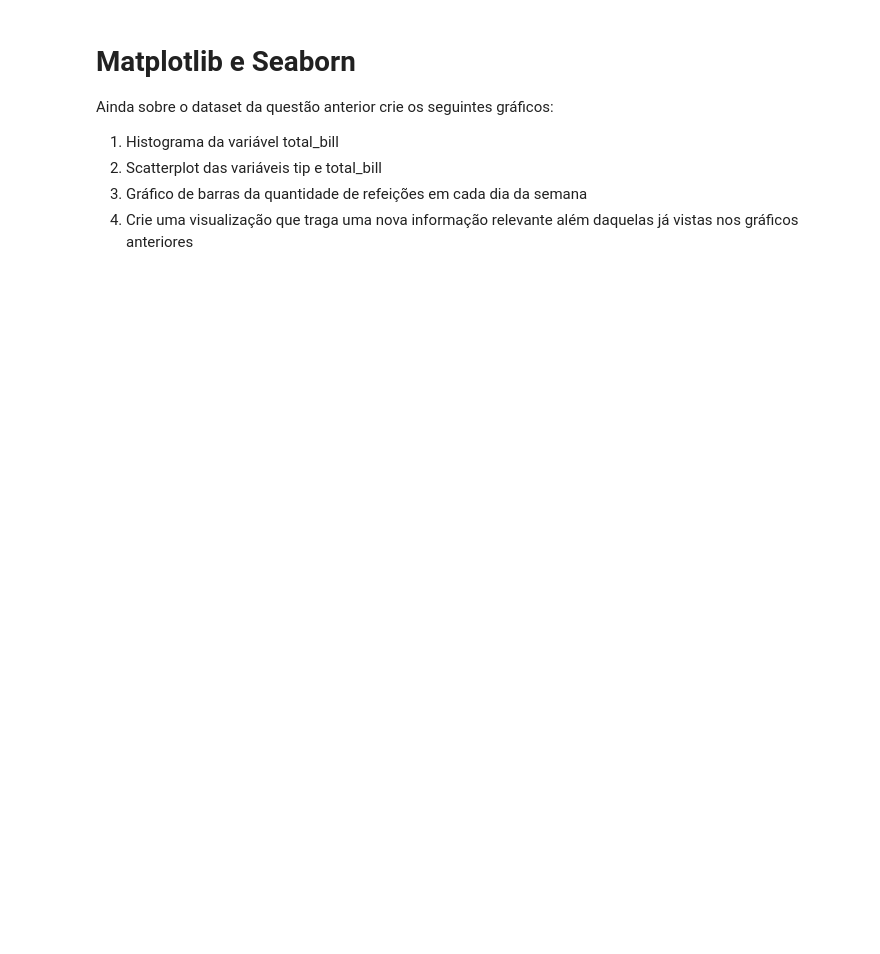
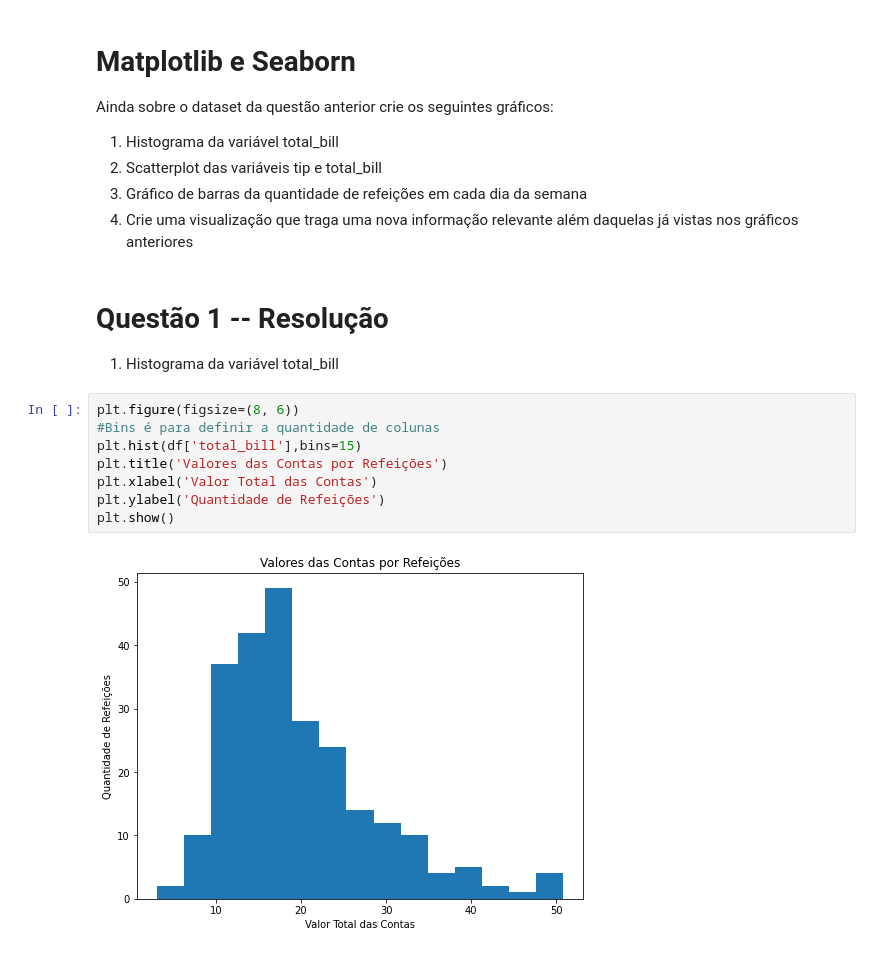
Before and after one commit to Ruann-01/Python_IA, a Jupyter notebook: Atividade 2/Atividade 2 - Exercícios.ipynb, the cells around one changed output. Drawn from its saved outputs; the diff is of its cells as text; blank space fills up the shorter version.

```diff
--- a/Atividade 2/Atividade 2 - Exercícios.ipynb
+++ b/Atividade 2/Atividade 2 - Exercícios.ipynb
@@ -398,3 +407,16 @@ Ainda sobre o dataset da questão anterior crie os seguintes gráficos:
 2. Scatterplot das variáveis tip e total_bill
 3. Gráfico de barras da quantidade de refeições em cada dia da semana
 4. Crie uma visualização que traga uma nova informação relevante além daquelas já vistas nos gráficos anteriores
+# %% [markdown]
+# Questão 1 -- Resolução
+1. Histograma da variável total_bill
+# %%
+plt.figure(figsize=(8, 6))
+#Bins é para definir a quantidade de colunas
+plt.hist(df['total_bill'],bins=15)
+plt.title('Valores das Contas por Refeições')
+plt.xlabel('Valor Total das Contas')
+plt.ylabel('Quantidade de Refeições')
+plt.show()
+# %% [output]
+[figure, added]
```
Also changed, not shown: parts of 1 cell of this notebook.
